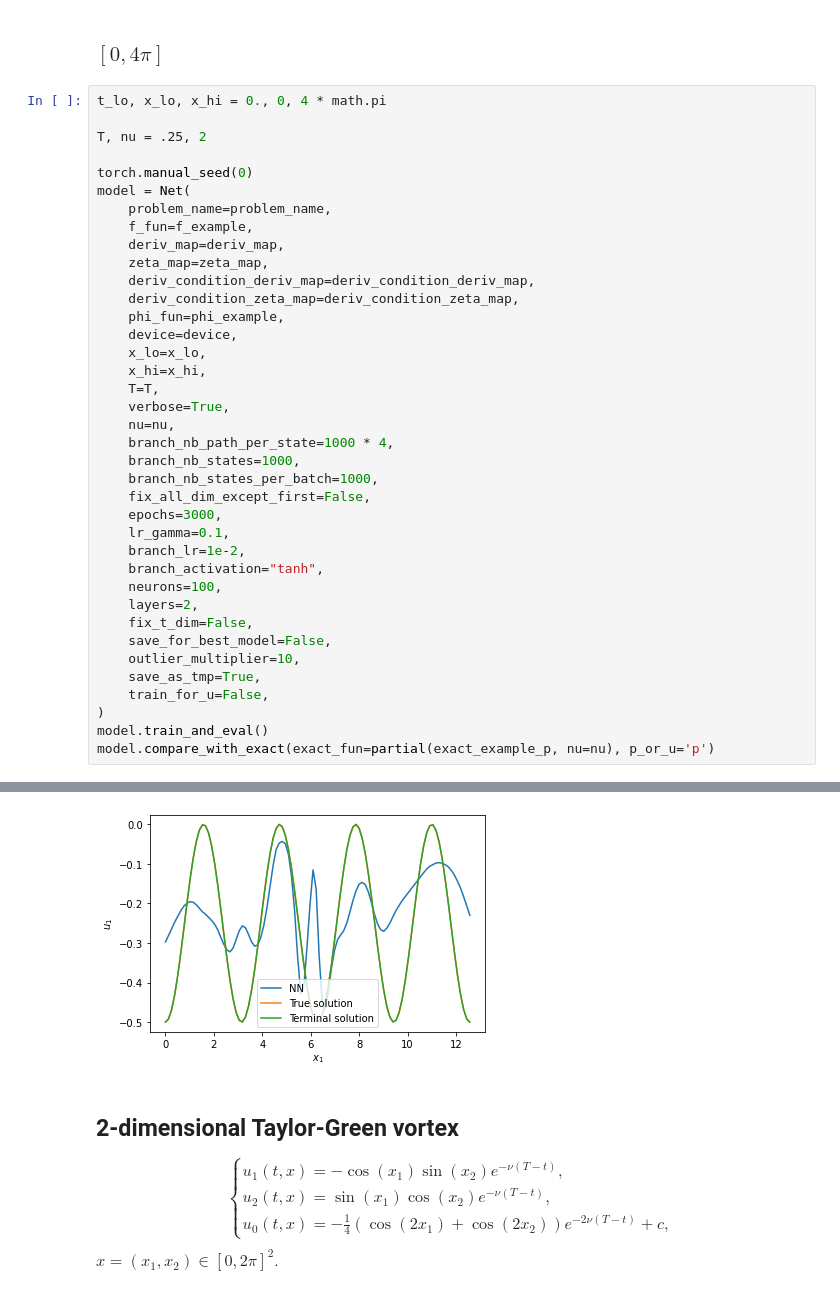
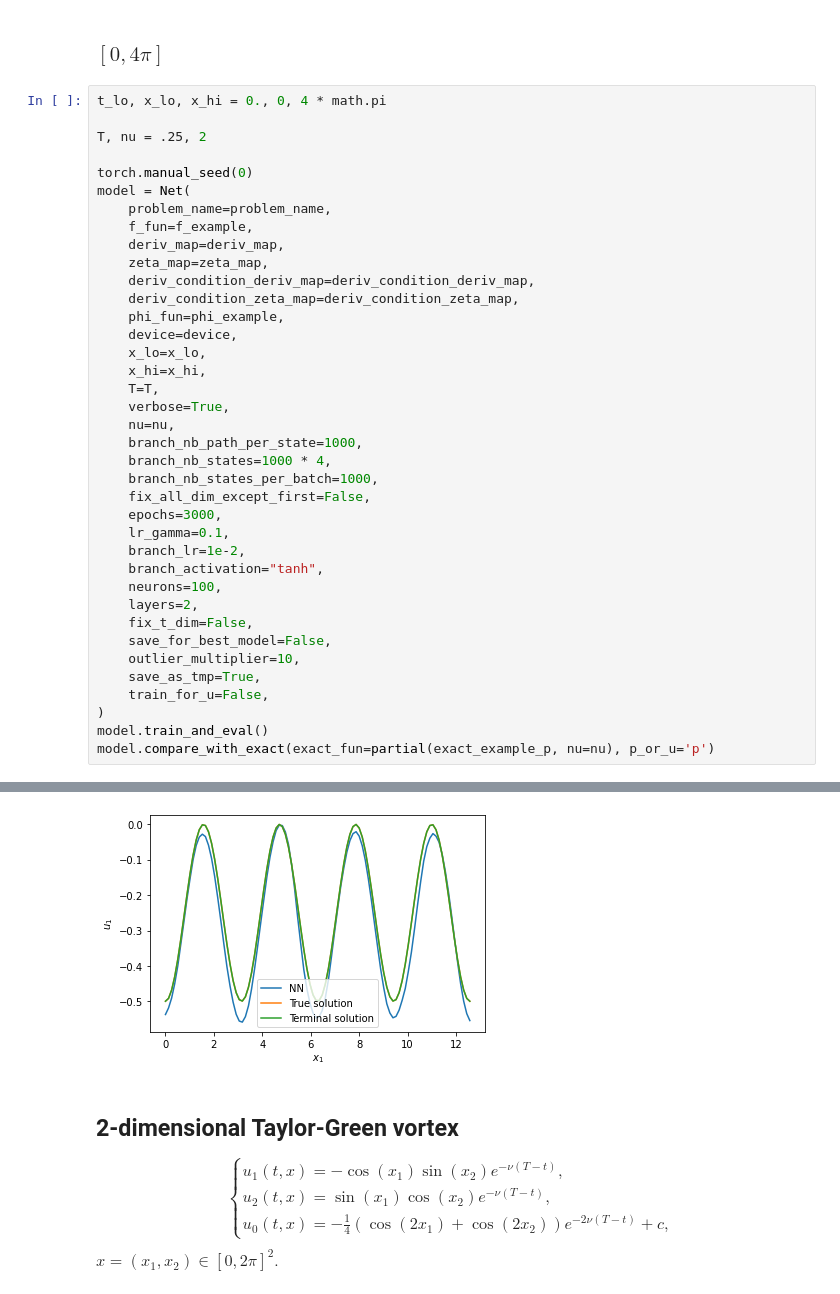
Before and after one commit to nguwijy/deep_branching_with_domain, a Jupyter notebook: notebooks/deep_navier_stokes.ipynb, the cells around one changed output, grey strips where cells are left out. Saved outputs shown, nothing was run; the diff lists cells and outputs as text.

```diff
--- a/notebooks/deep_navier_stokes.ipynb
+++ b/notebooks/deep_navier_stokes.ipynb
@@ -215,8 +215,8 @@ model = Net(
     T=T,
     verbose=True,
     nu=nu,
-    branch_nb_path_per_state=1000 * 4,
-    branch_nb_states=1000,
+    branch_nb_path_per_state=1000,
+    branch_nb_states=1000 * 4,
     branch_nb_states_per_batch=1000,
     fix_all_dim_except_first=False,
     epochs=3000,
@@ -247,4 +247,4 @@ Patch0: pre-training of p with 3000 epochs takes   67 seconds.
-[figure, old version]
+[figure, new version]
 # %% [markdown]
 ## 2-dimensional Taylor-Green vortex
 $$
```
Also changed, not shown: parts of 14 cells of this notebook.
